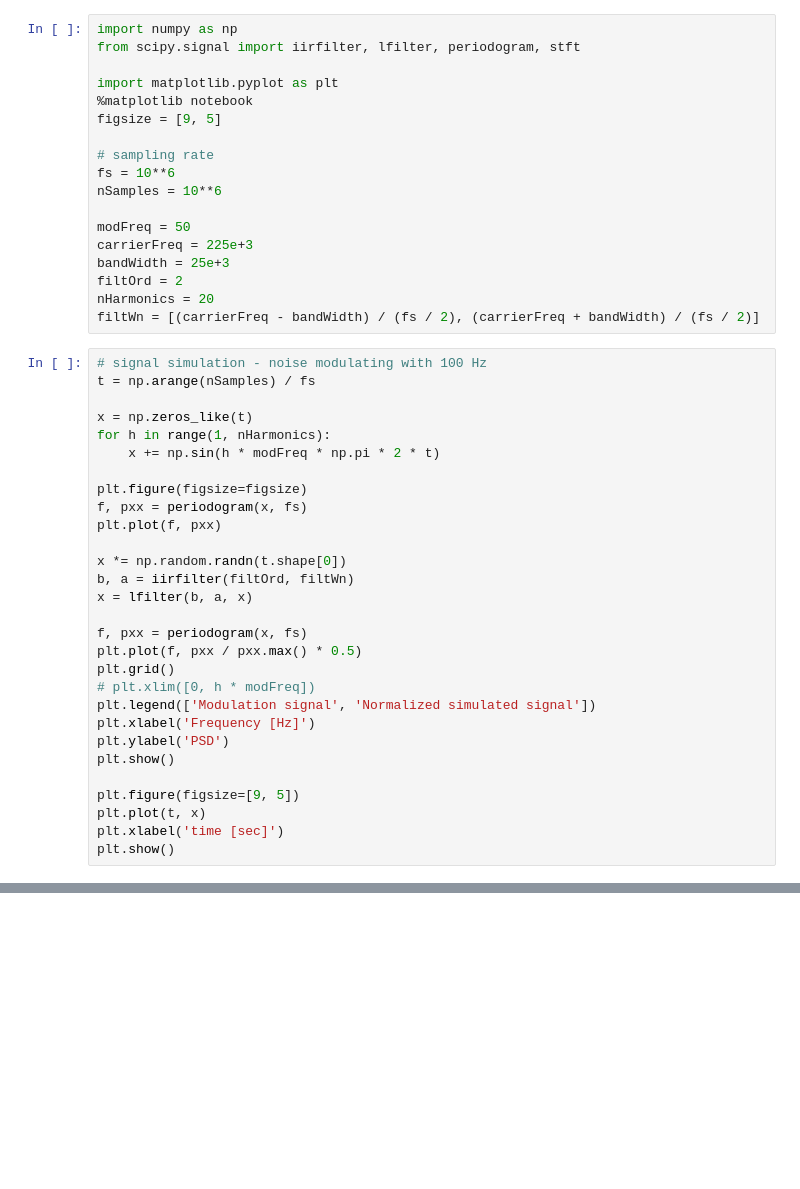
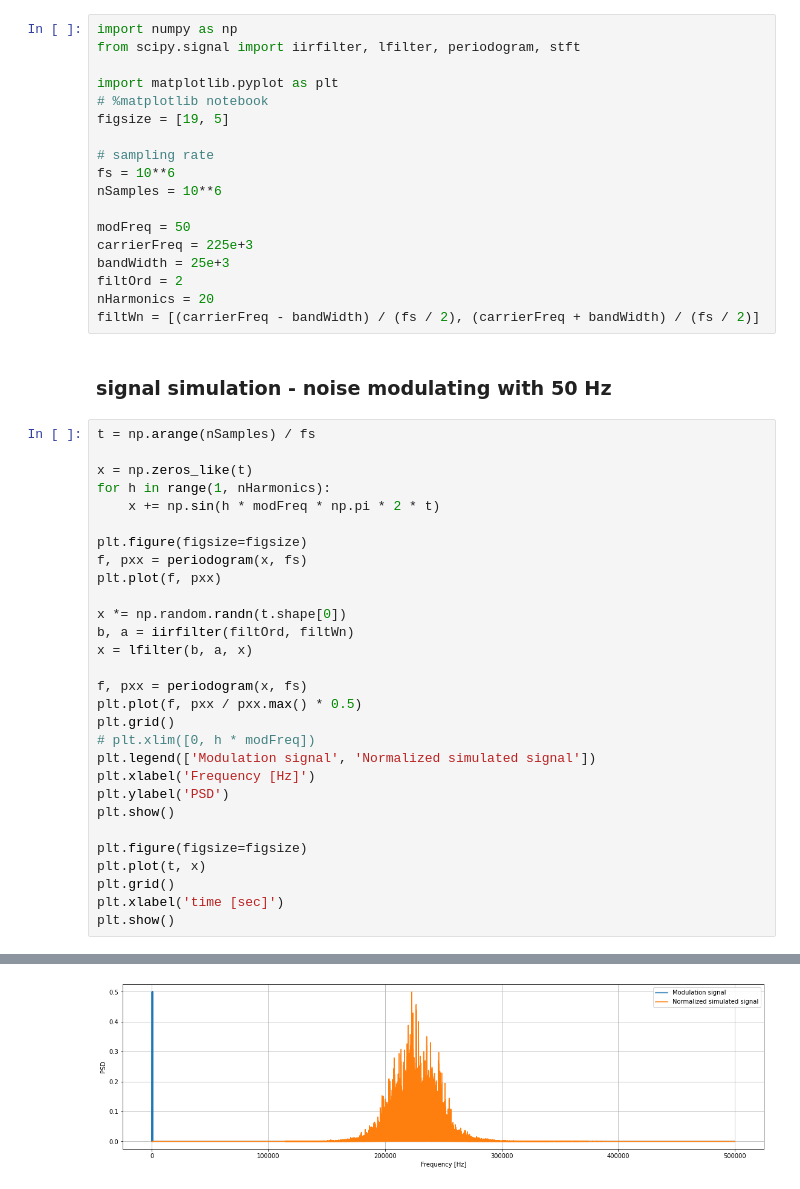
Before and after one commit to gideonKogan/myGit, a Jupyter notebook: myTransformers/CS_proper.ipynb, the cells around one changed output, grey strips where cells are left out. Saved outputs shown, nothing was run; the diff lists cells and outputs as text; blank space fills up the shorter version.

```diff
--- a/myTransformers/CS_proper.ipynb
+++ b/myTransformers/CS_proper.ipynb
@@ -3,8 +5,8 @@ import numpy as np
 from scipy.signal import iirfilter, lfilter, periodogram, stft
 
 import matplotlib.pyplot as plt
-%matplotlib notebook
-figsize = [9, 5]
+# %matplotlib notebook
+figsize = [19, 5]
 
 # sampling rate
 fs = 10**6
@@ -16,8 +18,9 @@ bandWidth = 25e+3
 filtOrd = 2
 nHarmonics = 20
 filtWn = [(carrierFreq - bandWidth) / (fs / 2), (carrierFreq + bandWidth) / (fs / 2)]
+# %% [markdown]
+### signal simulation - noise modulating with 50 Hz
 # %%
-# signal simulation - noise modulating with 100 Hz
 t = np.arange(nSamples) / fs
 
 x = np.zeros_like(t)
@@ -41,8 +44,9 @@ plt.xlabel('Frequency [Hz]')
 plt.ylabel('PSD')
 plt.show()
 
-plt.figure(figsize=[9, 5])
+plt.figure(figsize=figsize)
 plt.plot(t, x)
+plt.grid()
 plt.xlabel('time [sec]')
 plt.show()
 # %% [output]
@@ -52,0 +53 @@ plt.show()
+[figure, added]
```
Also changed, not shown: parts of 15 cells of this notebook, 3 other files.
